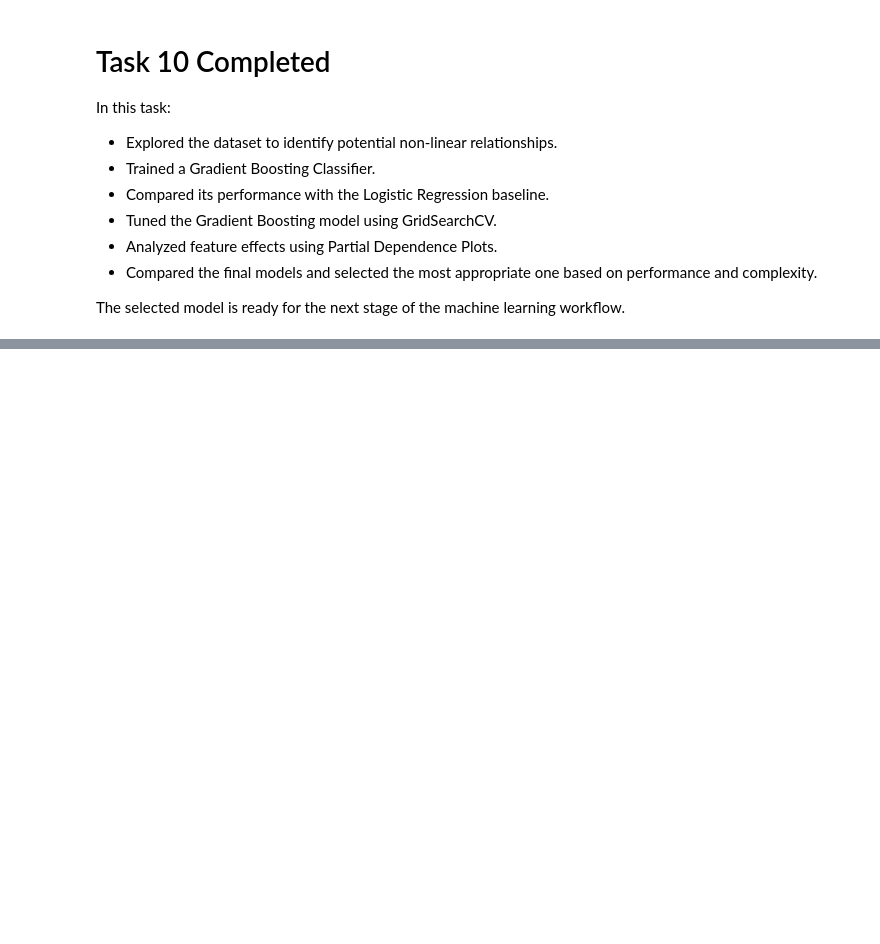
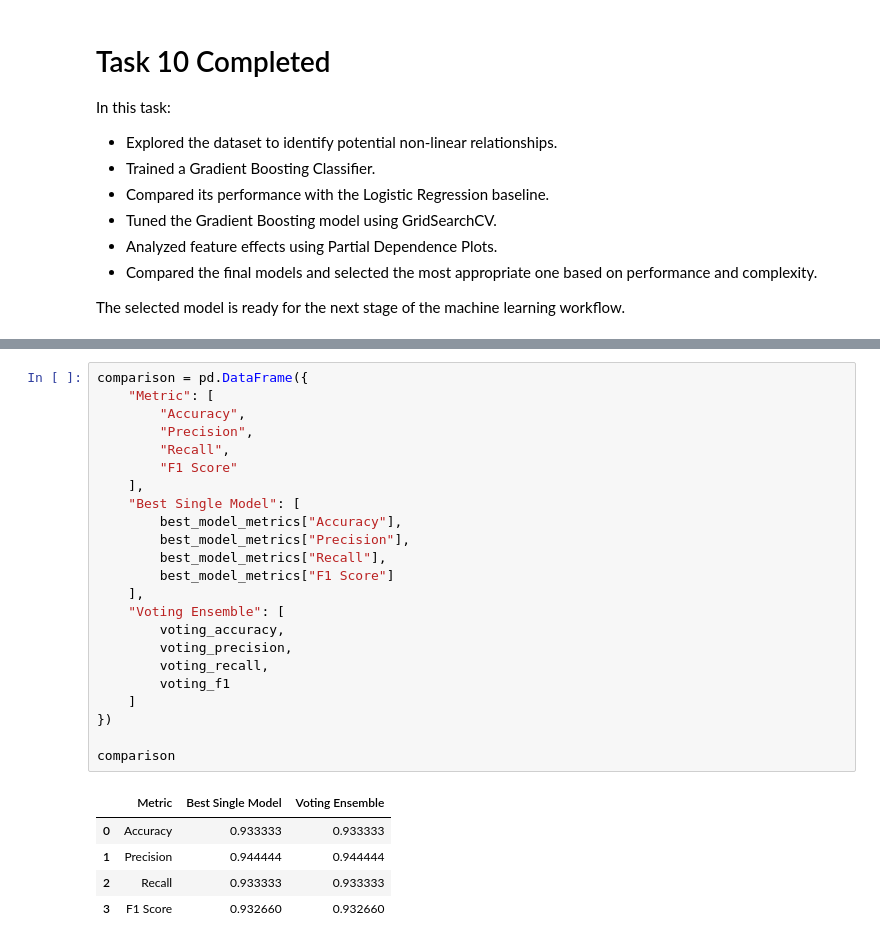
Before and after one commit to Kaushik0107/PlaceMux_Phase1, a Jupyter notebook: notebooks/starter.ipynb, the cells around one changed output, grey strips where cells are left out. Drawn from its saved outputs; the diff is of its cells as text; blank space fills up the shorter version.

```diff
--- a/notebooks/starter.ipynb
+++ b/notebooks/starter.ipynb
@@ -3399,0 +3683,29 @@ The selected model is ready for the next stage of the machine learning workflow.
+# %%
+comparison = pd.DataFrame({
+    "Metric": [
+        "Accuracy",
+        "Precision",
+        "Recall",
+        "F1 Score"
+    ],
+    "Best Single Model": [
+        best_model_metrics["Accuracy"],
+        best_model_metrics["Precision"],
+        best_model_metrics["Recall"],
+        best_model_metrics["F1 Score"]
+    ],
+    "Voting Ensemble": [
+        voting_accuracy,
+        voting_precision,
+        voting_recall,
+        voting_f1
+    ]
+})
+
+comparison
+# %% [output]
+|  | Metric | Best Single Model | Voting Ensemble |
+| 0 | Accuracy | 0.933333 | 0.933333 |
+| 1 | Precision | 0.944444 | 0.944444 |
+| 2 | Recall | 0.933333 | 0.933333 |
+| 3 | F1 Score | 0.932660 | 0.932660 |
```
Also changed, not shown: parts of 52 cells of this notebook, 7 other files.
